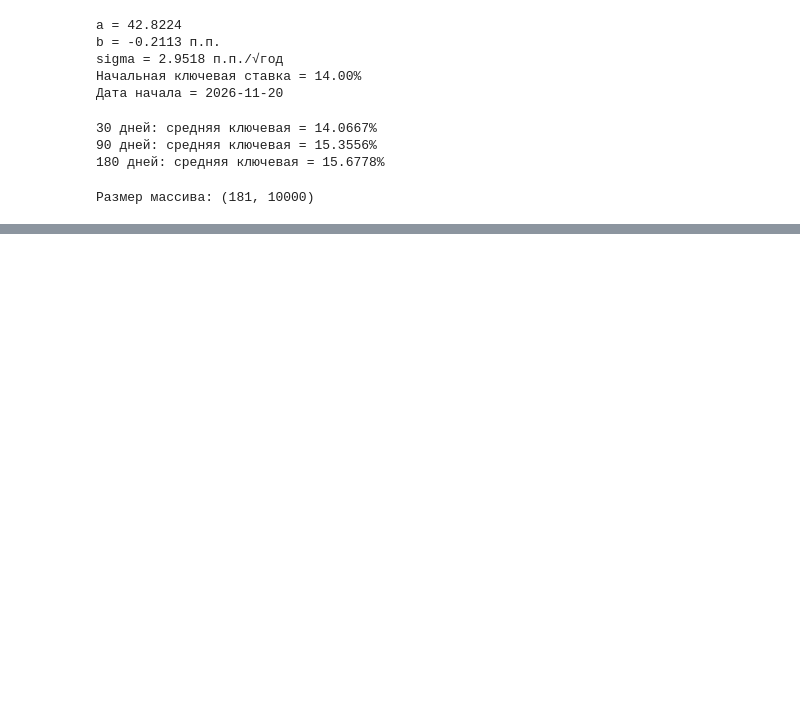
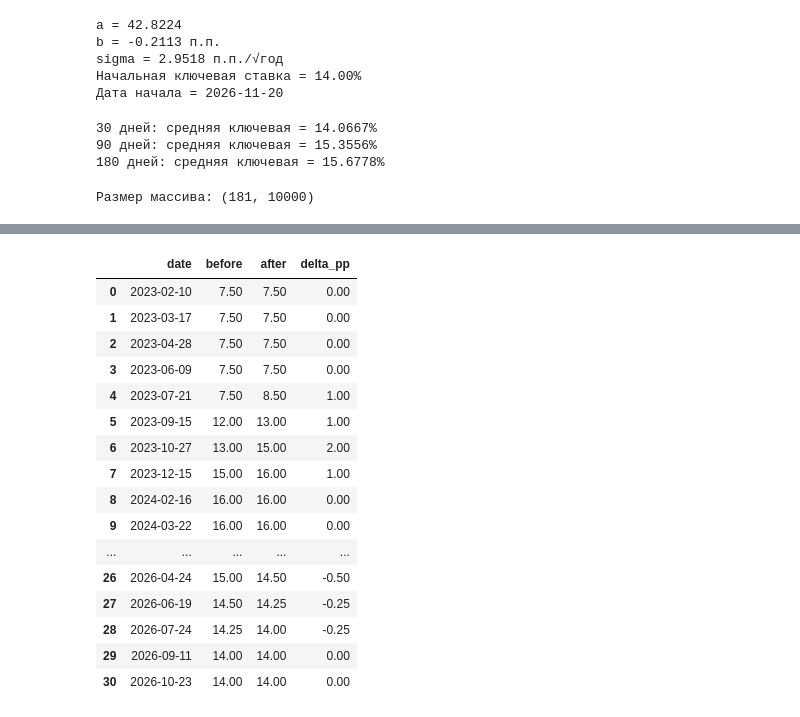
Before and after one commit to blbl-blbl/russian-interest-rate-models, a Jupyter notebook: notebooks/05_ruonia_average_rate.ipynb, the cells around one changed output, grey strips where cells are left out. Saved outputs shown, nothing was run; the diff lists cells and outputs as text; code cells hidden in the pictures; blank space fills up the shorter version.

Commit message:
ruonia_average_rate

```diff
--- a/notebooks/05_ruonia_average_rate.ipynb
+++ b/notebooks/05_ruonia_average_rate.ipynb
@@ -171,0 +653,99 @@ display(average_results.round(4))
+# %%
+# Очередные заседания ЦБ, без внеочередных
+meeting_dates = pd.to_datetime([
+    # 2023
+    "2023-02-10", "2023-03-17", "2023-04-28",
+    "2023-06-09", "2023-07-21", "2023-09-15",
+    "2023-10-27", "2023-12-15",
+
+    # 2024
+    "2024-02-16", "2024-03-22", "2024-04-26",
+    "2024-06-07", "2024-07-26", "2024-09-13",
+    "2024-10-25", "2024-12-20",
+
+    # 2025
+    "2025-02-14", "2025-03-21", "2025-04-25",
+    "2025-06-06", "2025-07-25", "2025-09-12",
+    "2025-10-24", "2025-12-19",
+
+    # 2026 — до даты нашей выгрузки
+    "2026-02-13", "2026-03-20", "2026-04-24",
+    "2026-06-19", "2026-07-24", "2026-09-11",
+    "2026-10-23",
+])
+
+key_history = (
+    key_rate[["date", "key_rate_pct"]]
+    .sort_values("date")
+    .reset_index(drop=True)
+)
+
+def historical_rate_at(dates):
+    queries = pd.DataFrame({
+        "date": pd.to_datetime(dates)
+    }).sort_values("date")
+
+    aligned = pd.merge_asof(
+        queries,
+        key_history,
+        on="date",
+        direction="backward"
+    )
+
+    if aligned["key_rate_pct"].isna().any():
+        raise ValueError("Недостаточно исторических данных КС")
+
+    return aligned["key_rate_pct"].to_numpy()
+
+
+decisions = pd.DataFrame({
+    "date": meeting_dates
+}).sort_values("date").reset_index(drop=True)
+
+decisions["before"] = historical_rate_at(
+    decisions["date"]
+)
+
+decisions["after"] = historical_rate_at(
+    decisions["date"] + pd.Timedelta(days=7)
+)
+
+decisions["delta_pp"] = (
+    decisions["after"] - decisions["before"]
+).round(2)
+
+display(decisions)
+
+# Эмпирическое распределение решений
+decision_distribution = (
+    decisions["delta_pp"]
+    .value_counts()
+    .sort_index()
+    .rename_axis("Изменение, п.п.")
+    .reset_index(name="Количество")
+)
+
+decision_distribution["Вероятность"] = (
+    decision_distribution["Количество"]
+    / len(decisions)
+)
+
+display(decision_distribution.round(4))
+# %% [output]
+|  | date | before | after | delta_pp |
+| 0 | 2023-02-10 | 7.50 | 7.50 | 0.00 |
+| 1 | 2023-03-17 | 7.50 | 7.50 | 0.00 |
+| 2 | 2023-04-28 | 7.50 | 7.50 | 0.00 |
+| 3 | 2023-06-09 | 7.50 | 7.50 | 0.00 |
+| 4 | 2023-07-21 | 7.50 | 8.50 | 1.00 |
+| 5 | 2023-09-15 | 12.00 | 13.00 | 1.00 |
+| 6 | 2023-10-27 | 13.00 | 15.00 | 2.00 |
+| 7 | 2023-12-15 | 15.00 | 16.00 | 1.00 |
+| 8 | 2024-02-16 | 16.00 | 16.00 | 0.00 |
+| 9 | 2024-03-22 | 16.00 | 16.00 | 0.00 |
+| ... | ... | ... | ... | ... |
+| 26 | 2026-04-24 | 15.00 | 14.50 | -0.50 |
+| 27 | 2026-06-19 | 14.50 | 14.25 | -0.25 |
+| 28 | 2026-07-24 | 14.25 | 14.00 | -0.25 |
+| 29 | 2026-09-11 | 14.00 | 14.00 | 0.00 |
+| 30 | 2026-10-23 | 14.00 | 14.00 | 0.00 |
```
Also changed, not shown: parts of 13 cells of this notebook.
